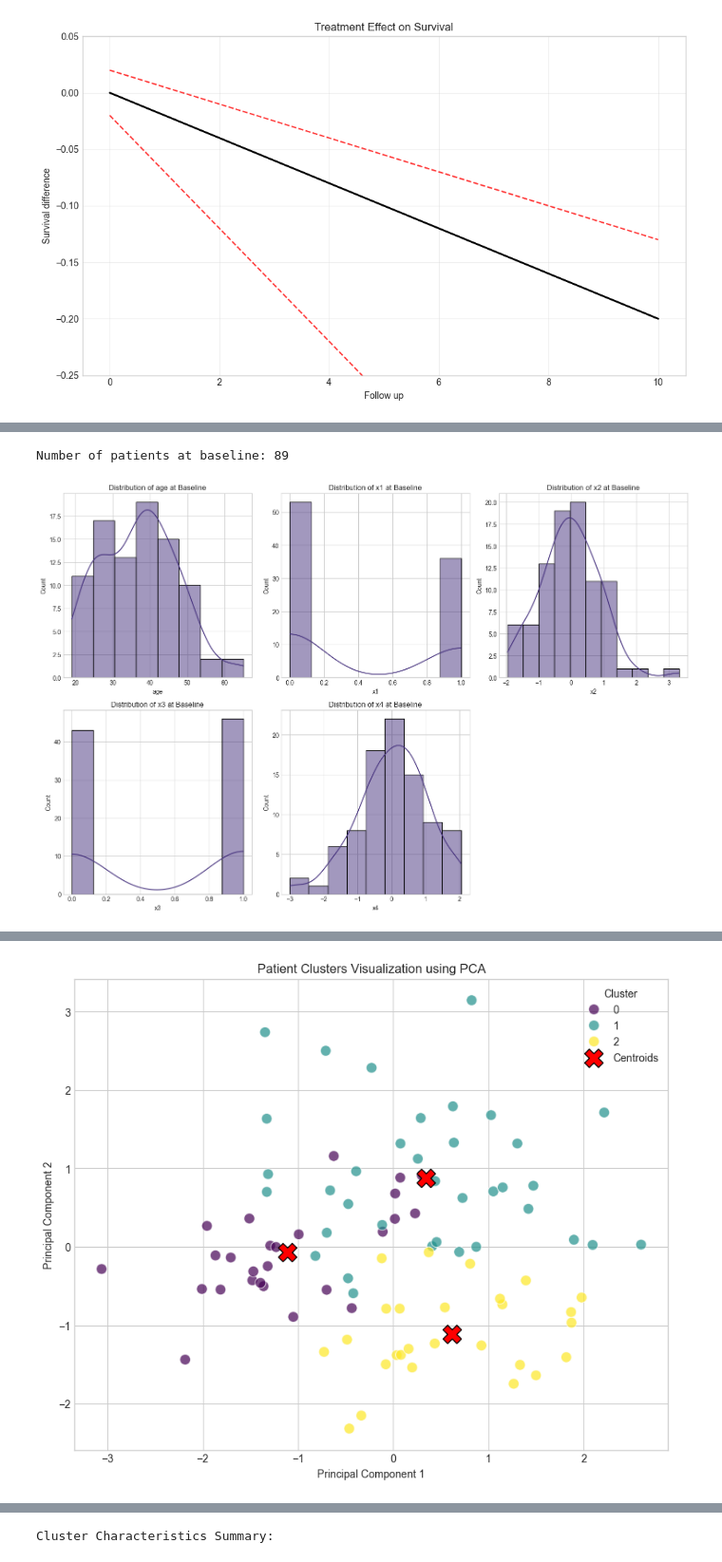
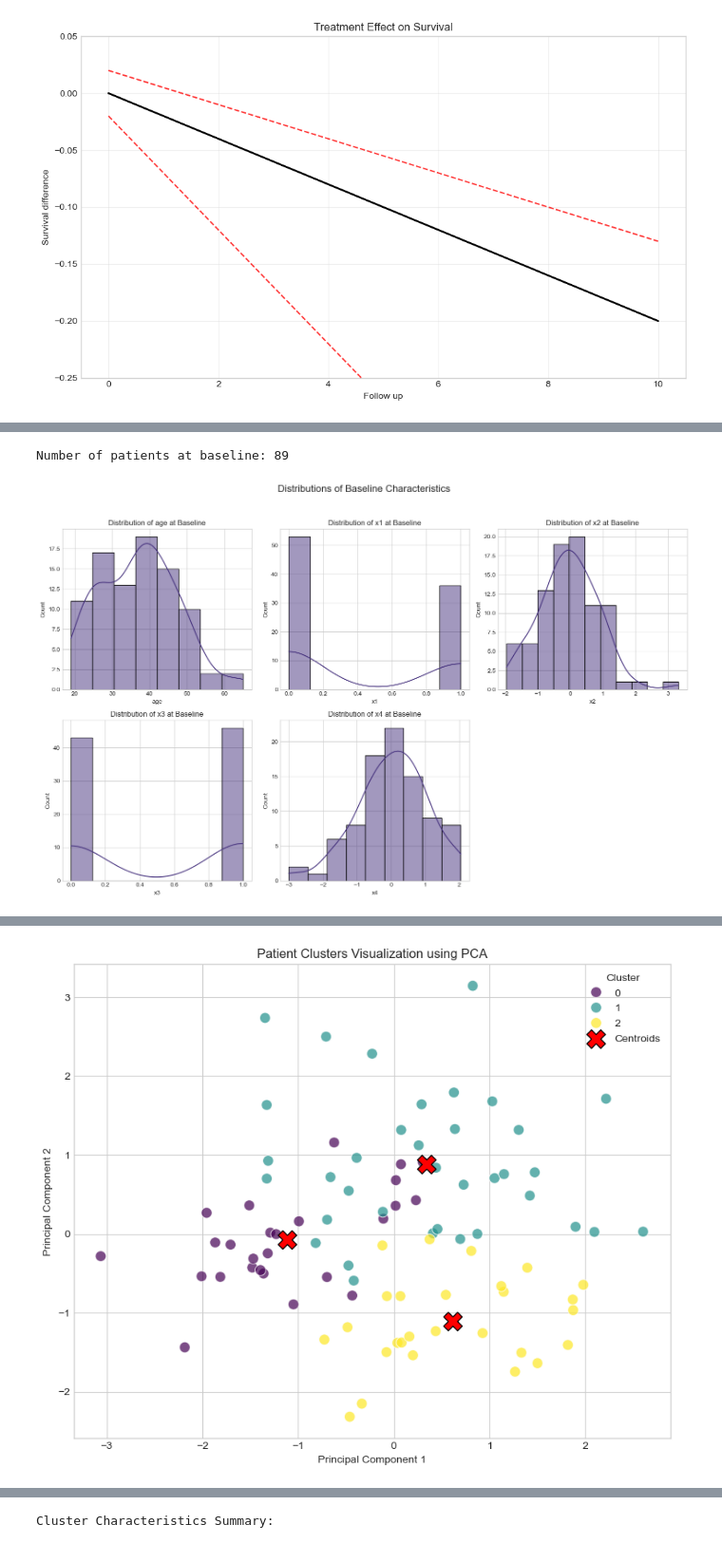
Before and after one commit to 0-BSCode/CS-3203, a Jupyter notebook: assignment-1-clustering/tte-v2.ipynb, the cells around one changed output, grey strips where cells are left out. Shown: that part at 95% size. Drawn from its saved outputs; the diff is of its cells as text; code cells hidden in the pictures.

```diff
--- a/assignment-1-clustering/tte-v2.ipynb
+++ b/assignment-1-clustering/tte-v2.ipynb
@@ -1891,7 +1892,8 @@ for i, feature in enumerate(features):
     sns.histplot(baseline_data[feature], kde=True)
     plt.title(f'Distribution of {feature} at Baseline')
 
-plt.tight_layout()
+plt.suptitle('Distributions of Baseline Characteristics', fontsize=16)
+plt.tight_layout(rect=[0, 0.03, 1, 0.95])
 plt.show()
 
 # Define features for clustering
@@ -1960,33 +1962,33 @@ cluster_summary
 trial.set_outcome_model(adjustment_terms="~ age + x3 + cluster")
 
 # Set expansion options
 trial.set_expansion_options(chunk_size=500)
 
 # Expand trials
 trial.expand_trials()
 
 # Load expanded data
 trial.load_expanded_data(seed=42, p_control=0.5)
 
 # When fitting the MSM, use the appropriate weight columns
 if trial.estimand == "PP":
     # For PP analysis, use both censor and switch weights
     trial.fit_msm(weight_cols=["censor_weight", "switch_weight"])
 else:
     # For ITT analysis, use only censor weights
     trial.fit_msm(weight_cols=["censor_weight"])
 
 # Analyze treatment effect heterogeneity
 treatment_effects = cluster_analysis.analyze_treatment_effect_by_cluster(
     trial_sequence=trial,
     predict_times=list(range(11))
 )
 
 print(trial.expansion.head())
 print(trial.expansion['trial_period'].unique())
 print(trial.expansion['cluster'].unique())
 # %% [output]
 Number of patients at baseline: 89
-[figure, old version]
+[figure, new version]
 [figure]
-[figure, old version]
+[figure, new version]
```
Also changed, not shown: parts of 4 cells of this notebook.
